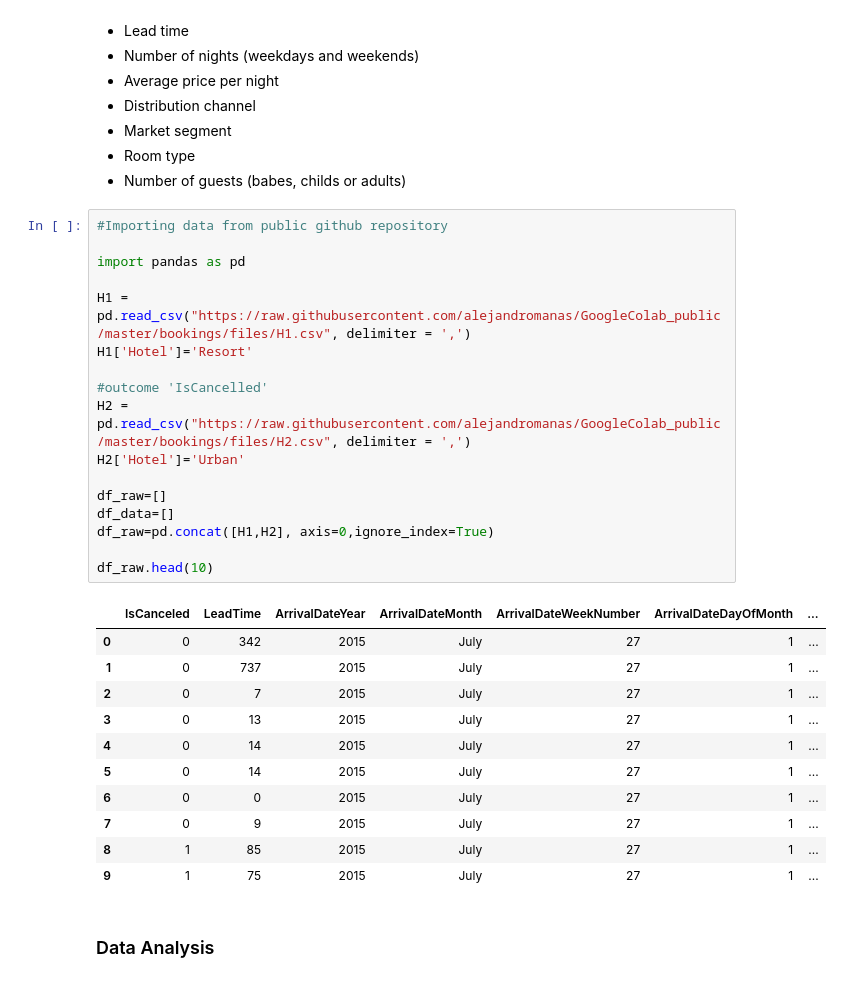
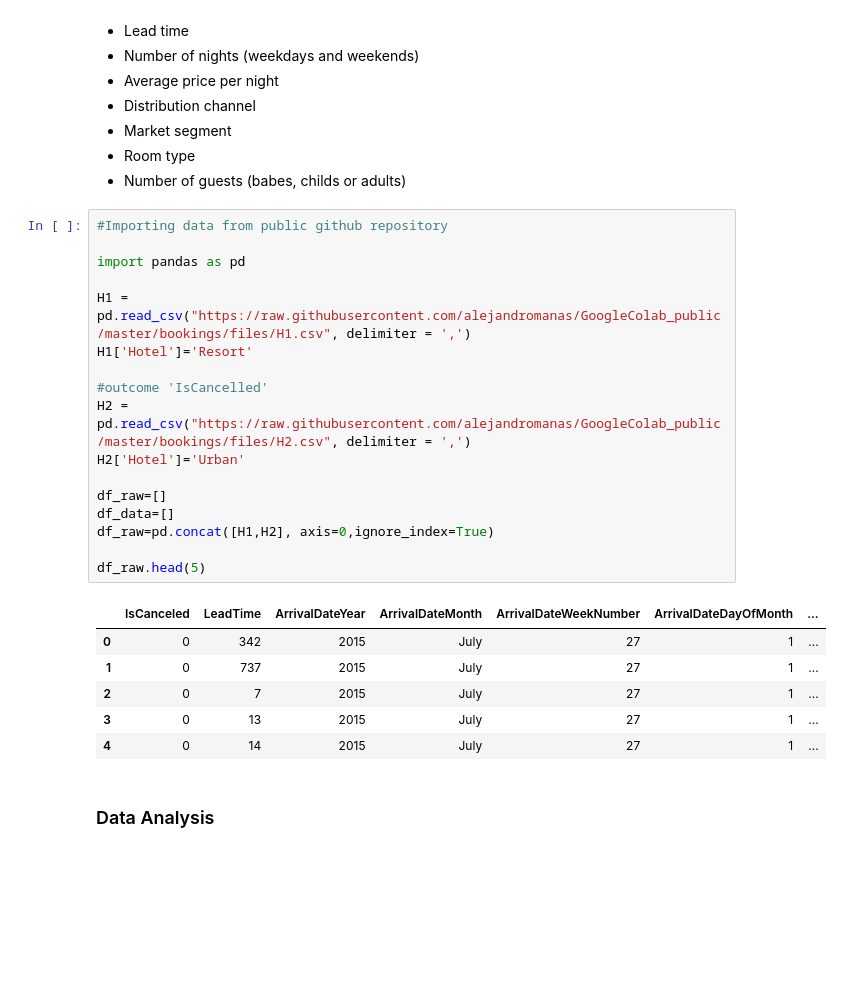
Before and after one commit to alejandromanas/GoogleColab_public, a Jupyter notebook: bookings/code/bookings.ipynb, the cells around one changed output. Cells and saved outputs as stored; diff of their text form; blank space fills up the shorter version.

```diff
--- a/bookings/code/bookings.ipynb
+++ b/bookings/code/bookings.ipynb
@@ -66,32 +66,27 @@ Each reservation includes about 31 variables or columns. Some of them are:
 # %%
 #Importing data from public github repository
 
 import pandas as pd
 
 H1 = pd.read_csv("https://raw.githubusercontent.com/alejandromanas/GoogleColab_public/master/bookings/files/H1.csv", delimiter = ',')
 H1['Hotel']='Resort'
 
 #outcome 'IsCancelled'
 H2 = pd.read_csv("https://raw.githubusercontent.com/alejandromanas/GoogleColab_public/master/bookings/files/H2.csv", delimiter = ',')
 H2['Hotel']='Urban'
 
 df_raw=[]
 df_data=[]
 df_raw=pd.concat([H1,H2], axis=0,ignore_index=True)
 
-df_raw.head(10)
+df_raw.head(5)
 # %% [output]
 |  | IsCanceled | LeadTime | ArrivalDateYear | ArrivalDateMonth | ArrivalDateWeekNumber | ArrivalDateDayOfMonth | ... |
 | 0 | 0 | 342 | 2015 | July | 27 | 1 | ... |
 | 1 | 0 | 737 | 2015 | July | 27 | 1 | ... |
 | 2 | 0 | 7 | 2015 | July | 27 | 1 | ... |
 | 3 | 0 | 13 | 2015 | July | 27 | 1 | ... |
 | 4 | 0 | 14 | 2015 | July | 27 | 1 | ... |
-| 5 | 0 | 14 | 2015 | July | 27 | 1 | ... |
-| 6 | 0 | 0 | 2015 | July | 27 | 1 | ... |
-| 7 | 0 | 9 | 2015 | July | 27 | 1 | ... |
-| 8 | 1 | 85 | 2015 | July | 27 | 1 | ... |
-| 9 | 1 | 75 | 2015 | July | 27 | 1 | ... |
 # %% [markdown]
 ### Data Analysis
 # %%
```
Also changed, not shown: parts of 5 cells of this notebook.
